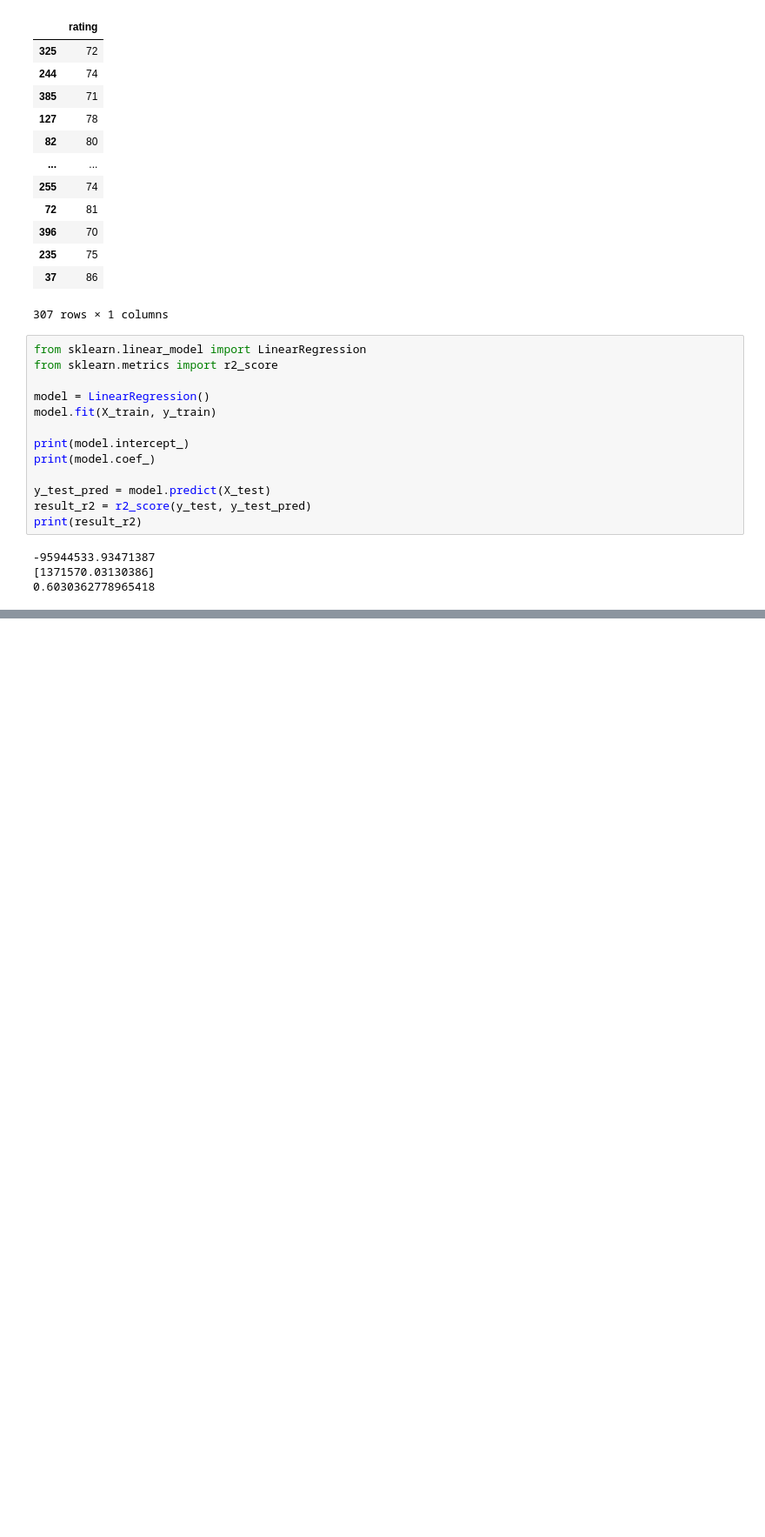
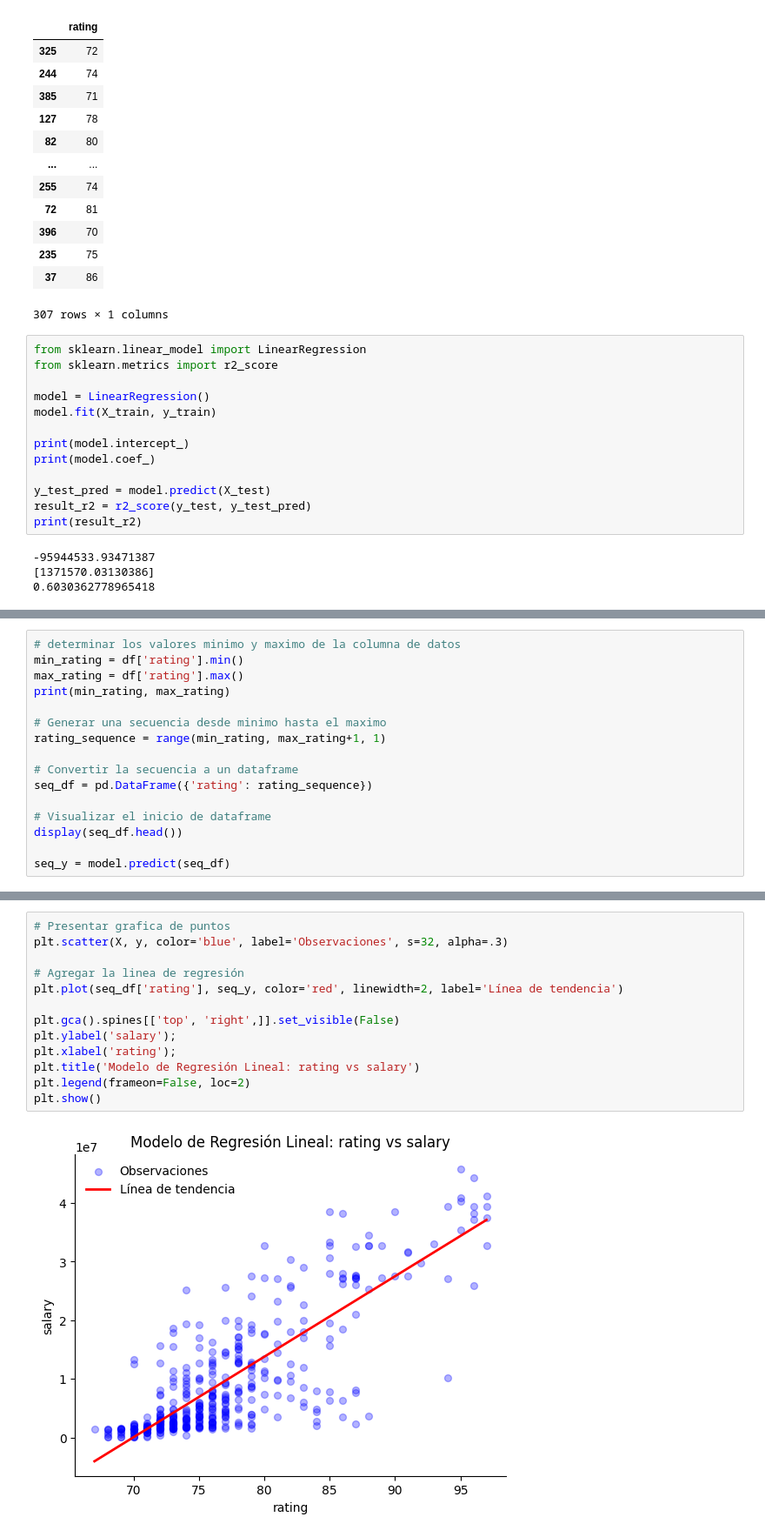
Before and after one commit to gabrielflores-cloud/cursophytoncucsh, a Jupyter notebook: Proyecto_4_pynb.ipynb, the cells around one changed output, grey strips where cells are left out. Shown: that part at 87% size. Saved outputs shown, nothing was run; the diff lists cells and outputs as text; blank space fills up the shorter version.

```diff
--- a/Proyecto_4_pynb.ipynb
+++ b/Proyecto_4_pynb.ipynb
@@ -135,0 +163,16 @@ print(result_r2)
+# %%
+# determinar los valores minimo y maximo de la columna de datos
+min_rating = df['rating'].min()
+max_rating = df['rating'].max()
+print(min_rating, max_rating)
+
+# Generar una secuencia desde minimo hasta el maximo
+rating_sequence = range(min_rating, max_rating+1, 1)
+
+# Convertir la secuencia a un dataframe
+seq_df = pd.DataFrame({'rating': rating_sequence})
+
+# Visualizar el inicio de dataframe
+display(seq_df.head())
+
+seq_y = model.predict(seq_df)
@@ -135,0 +187,15 @@ print(result_r2)
+# %%
+# Presentar grafica de puntos
+plt.scatter(X, y, color='blue', label='Observaciones', s=32, alpha=.3)
+
+# Agregar la linea de regresión
+plt.plot(seq_df['rating'], seq_y, color='red', linewidth=2, label='Línea de tendencia')
+
+plt.gca().spines[['top', 'right',]].set_visible(False)
+plt.ylabel('salary');
+plt.xlabel('rating');
+plt.title('Modelo de Regresión Lineal: rating vs salary')
+plt.legend(frameon=False, loc=2)
+plt.show()
+# %% [output]
+[figure, added]
```
Also changed, not shown: parts of 3 cells of this notebook.
